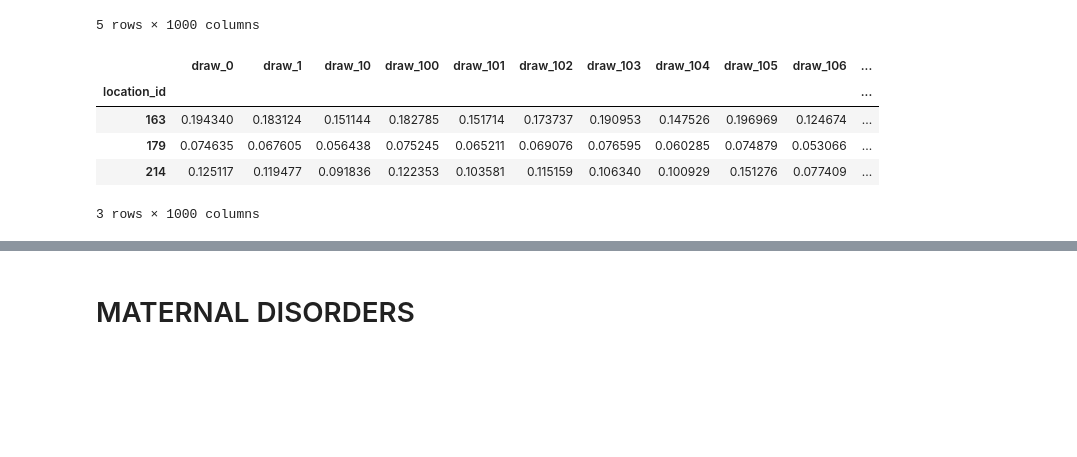
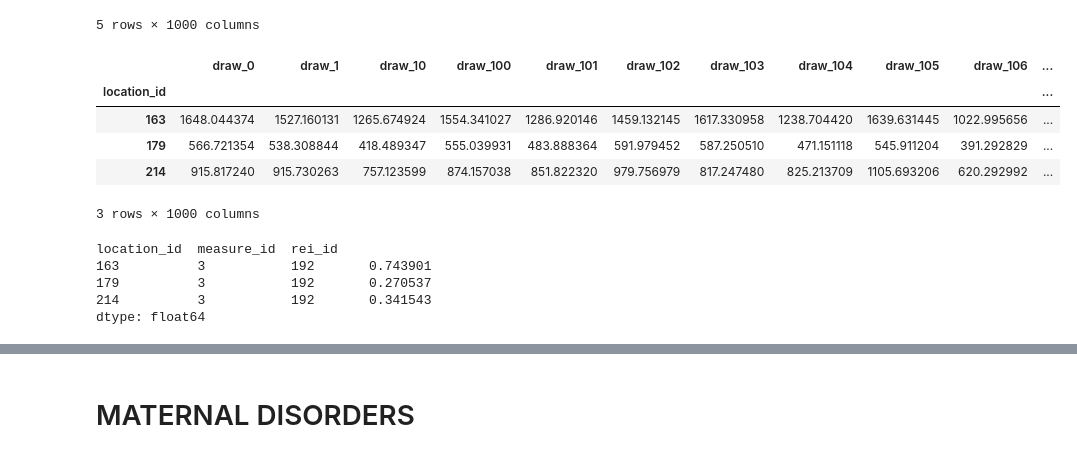
Before and after one commit to ihmeuw/vivarium_research_lsff, a Jupyter notebook: multiplication_models/iron_model_WRA.ipynb, the cells around one changed output, grey strips where cells are left out. Drawn from its saved outputs; the diff is of its cells as text; code cells hidden in the pictures; blank space fills up the shorter version.

```diff
--- a/multiplication_models/iron_model_WRA.ipynb
+++ b/multiplication_models/iron_model_WRA.ipynb
@@ -217,35 +223,77 @@ iron_responsive_anemia_sequelae = [1004, 1005, 1006, 1008, 1009, 1010, 1012, 101
                                    1014, 1016, 1017, 1018, 1020, 1021, 1022, 1024, 1025, 1026,
                                    1028, 1029, 1030, 1032, 1033, 1034, 1361, 1364, 1367, 1373, 1376,
                                    1379, 1385, 1388, 1391, 1397, 1400, 1403, 1409, 1412, 1415, 1421,
                                    1424, 1427, 1433, 1436, 1439, 1445, 1448, 1451, 5213, 5216, 5219,
                                    5222, 5225, 5228, 5237, 5240, 5243, 5246, 5249, 5252, 5261, 5264,
                                    5267, 5270, 5273, 5276, 4985, 4988, 4991, 4994, 4997, 5000, 5009,
                                    5012, 5015, 5678, 5681, 5684, 7214, 7217, 7220, 4952, 4955, 4958,
                                    4961, 4964, 4967, 4976, 4979, 4982, 5627, 5630, 5633, 7202, 7205,
                                    7208, 5393, 5396, 5399, 182, 183, 184, 240, 241, 242, 177, 178,
                                    179, 144,145,146,172,173,174,525,526,527,1106,1107,1108,537,538,
                                    539,206,207,208, 22989, 22990, 22991, 22992, 22993, 22999, 23000,
                                    23001, 23002, 23003, 23009, 23010, 23011, 23012, 23013,
                                    5567, 5570, 5573, 5579, 5582, 5585,
                                    23030, 23031, 23032, 23034, 23035, 23036, 23038, 23039, 23040,
                                    23042, 23043, 23044, 23046, 23047, 23048]
 
 ira_ylds = get_draws('sequela_id', iron_responsive_anemia_sequelae,
                  source='como',
                  location_id=location_ids,
                  age_group_id=age_group_ids,
+                 sex_id=sex_ids,
                  year_id=2019,
                  measure_id=3,
                  decomp_step='step5',
                  gbd_round_id=6)
+ira_ylds = ira_ylds.groupby(['location_id','sex_id','age_group_id'], as_index=False).sum()
+
+pop = get_population(location_id=location_ids,
+                    age_group_id=age_group_ids,
+                    sex_id=sex_ids,
+                    gbd_round_id=6,
+                    year_id=2019,
+                    decomp_step='step4')
+
+ira_ylds = ira_ylds.merge(pop, on=['location_id','sex_id','age_group_id'])
+for i in list(range(0,1000)):
+    ira_ylds[f'draw_{i}'] = ira_ylds[f'draw_{i}'] * ira_ylds['population']
 ira_ylds = ira_ylds.groupby(['location_id']).sum()
+for i in list(range(0,1000)):
+    ira_ylds[f'draw_{i}'] = ira_ylds[f'draw_{i}'] / ira_ylds['population'] * 100_000
 ira_ylds = ira_ylds.drop(columns=[c for c in ira_ylds.columns if 'draw' not in c])
 ira_ylds.head()
 # %% [output]
 |  | draw_0 | draw_1 | draw_10 | draw_100 | draw_101 | draw_102 | draw_103 | draw_104 | draw_105 | draw_106 | ... |
 | location_id |  |  |  |  |  |  |  |  |  |  | ... |
-| 163 | 0.194340 | 0.183124 | 0.151144 | 0.182785 | 0.151714 | 0.173737 | 0.190953 | 0.147526 | 0.196969 | 0.124674 | ... |
-| 179 | 0.074635 | 0.067605 | 0.056438 | 0.075245 | 0.065211 | 0.069076 | 0.076595 | 0.060285 | 0.074879 | 0.053066 | ... |
-| 214 | 0.125117 | 0.119477 | 0.091836 | 0.122353 | 0.103581 | 0.115159 | 0.106340 | 0.100929 | 0.151276 | 0.077409 | ... |
+| 163 | 1648.044374 | 1527.160131 | 1265.674924 | 1554.341027 | 1286.920146 | 1459.132145 | 1617.330958 | 1238.704420 | 1639.631445 | 1022.995656 | ... |
+| 179 | 566.721354 | 538.308844 | 418.489347 | 555.039931 | 483.888364 | 591.979452 | 587.250510 | 471.151118 | 545.911204 | 391.292829 | ... |
+| 214 | 915.817240 | 915.730263 | 757.123599 | 874.157038 | 851.822320 | 979.756979 | 817.247480 | 825.213709 | 1105.693206 | 620.292992 | ... |
 3 rows × 1000 columns
+# %%
+# check iron responsive portion
+impairment_anemia = get_draws(gbd_id_type='rei_id',
+         gbd_id=[192],
+         source='como',
+         location_id=location_ids,
+         sex_id=sex_ids,
+         age_group_id=1,
+         gbd_round_id=6,
+         year_id=2019,
+         decomp_step='step5',
+         measure_id=[3])
+impairment_anemia = impairment_anemia.loc[impairment_anemia.cause_id==294]
+impairment_anemia = impairment_anemia.merge(pop, on=['location_id','sex_id'])
+for i in list(range(0,1000)):
+    impairment_anemia[f'draw_{i}'] = impairment_anemia[f'draw_{i}'] * impairment_anemia['population']
+impairment_anemia = impairment_anemia.groupby(['location_id','measure_id','rei_id']).sum()
+for i in list(range(0,1000)):
+    impairment_anemia[f'draw_{i}'] = impairment_anemia[f'draw_{i}'] / impairment_anemia['population'] * 100_000
+impairment_anemia = impairment_anemia.drop(columns=[c for c in impairment_anemia.columns if 'draw' not in c])
+(ira_ylds / impairment_anemia).mean(axis=1)
+# %% [output]
+location_id  measure_id  rei_id
+163          3           192       0.743901
+179          3           192       0.270537
+214          3           192       0.341543
+dtype: float64
 # %%
```
Also changed, not shown: parts of 8 cells of this notebook, 32 other files.
